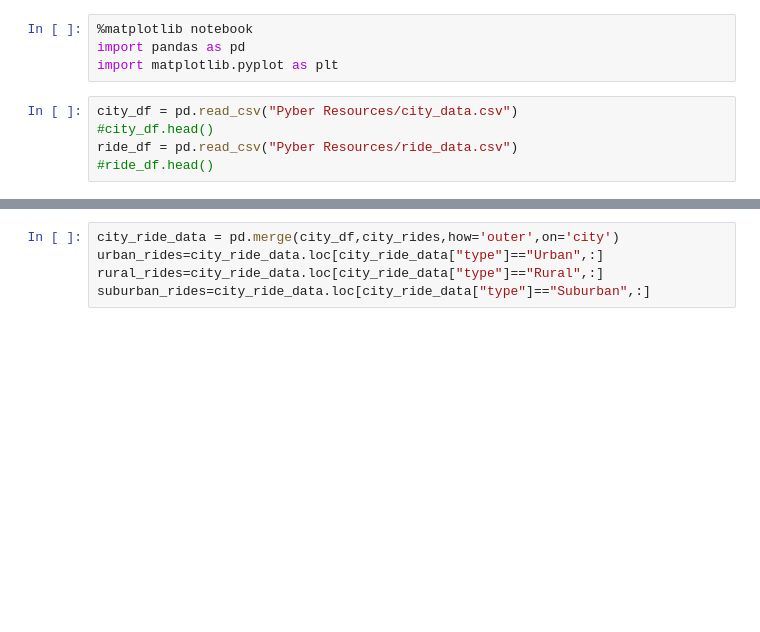
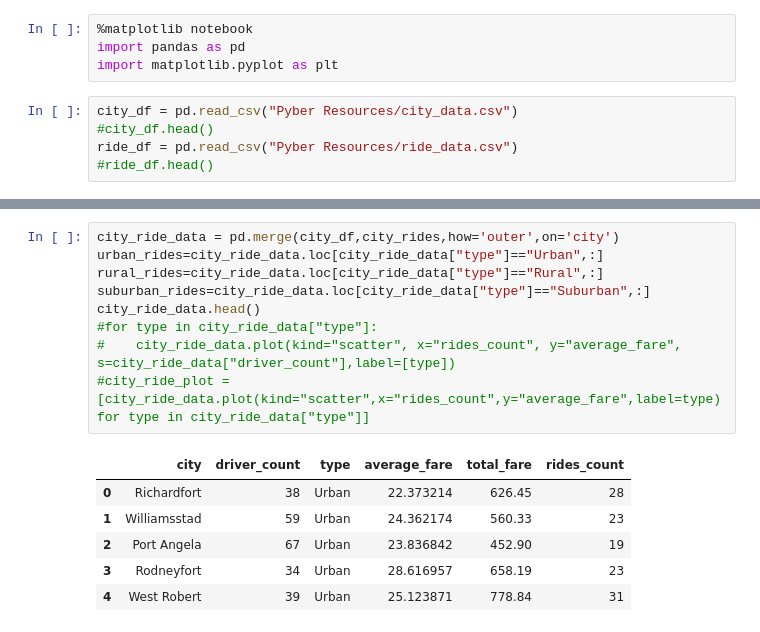
Before and after one commit to haidysedky/Haidy_UCIrvine_Repository, a Jupyter notebook: Assignment 5/Pyber Solution.ipynb, the cells around one changed output, grey strips where cells are left out. Cells and saved outputs as stored; diff of their text form; blank space fills up the shorter version.

```diff
--- a/Assignment 5/Pyber Solution.ipynb
+++ b/Assignment 5/Pyber Solution.ipynb
@@ -25,6 +28,17 @@ city_rides.head()
 # %%
 city_ride_data = pd.merge(city_df,city_rides,how='outer',on='city')
 urban_rides=city_ride_data.loc[city_ride_data["type"]=="Urban",:]
 rural_rides=city_ride_data.loc[city_ride_data["type"]=="Rural",:]
 suburban_rides=city_ride_data.loc[city_ride_data["type"]=="Suburban",:]
+city_ride_data.head()
+#for type in city_ride_data["type"]:
+#    city_ride_data.plot(kind="scatter", x="rides_count", y="average_fare", s=city_ride_data["driver_count"],label=[type])
+#city_ride_plot = [city_ride_data.plot(kind="scatter",x="rides_count",y="average_fare",label=type) for type in city_ride_data["type"]]
+# %% [output]
+|  | city | driver_count | type | average_fare | total_fare | rides_count |
+| 0 | Richardfort | 38 | Urban | 22.373214 | 626.45 | 28 |
+| 1 | Williamsstad | 59 | Urban | 24.362174 | 560.33 | 23 |
+| 2 | Port Angela | 67 | Urban | 23.836842 | 452.90 | 19 |
+| 3 | Rodneyfort | 34 | Urban | 28.616957 | 658.19 | 23 |
+| 4 | West Robert | 39 | Urban | 25.123871 | 778.84 | 31 |
 # %%
```
Also changed, not shown: parts of 11 cells of this notebook, 4 other files.
